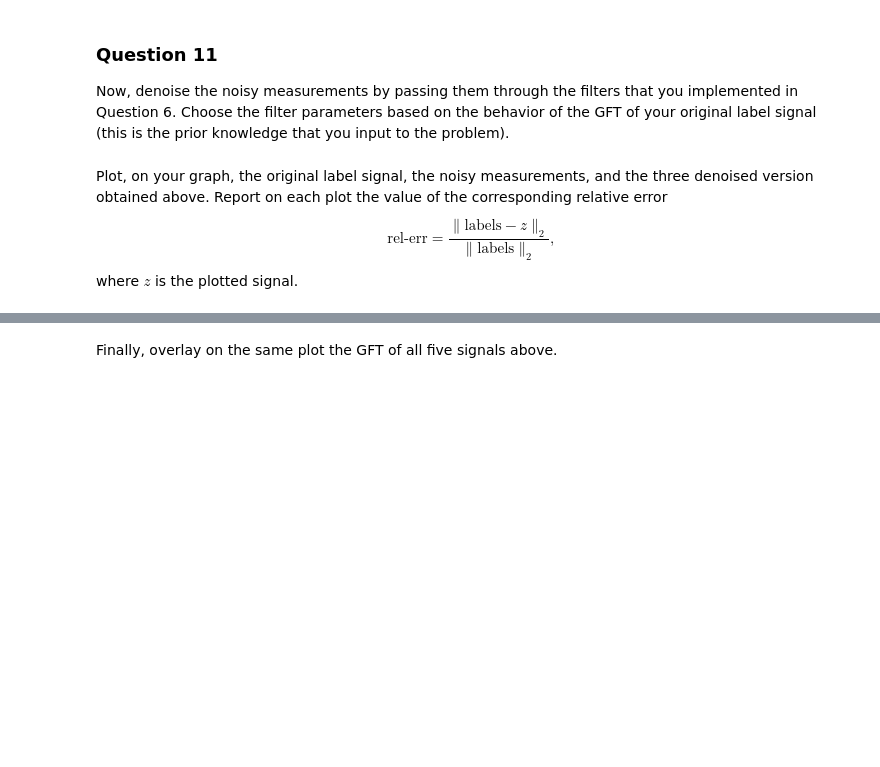
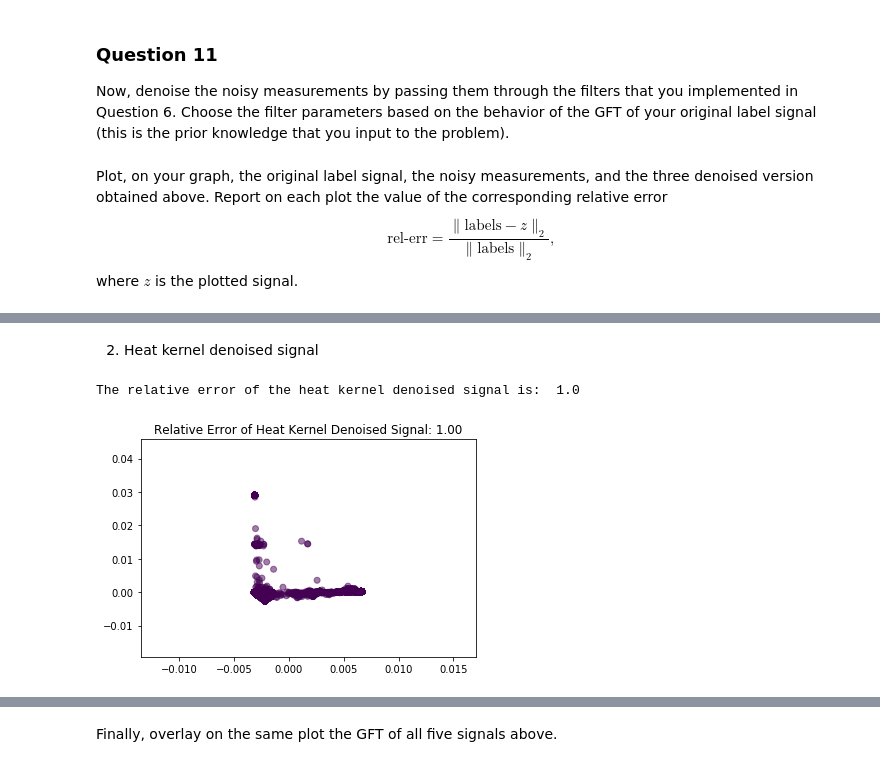
Before and after one commit to ilijagjorgjiev/ntds2018_team50, a Jupyter notebook: milestones/4_graph_signal_processing.ipynb, the cells around one changed output, grey strips where cells are left out. Drawn from its saved outputs; the diff is of its cells as text; code cells hidden in the pictures; blank space fills up the shorter version.

```diff
--- a/milestones/4_graph_signal_processing.ipynb
+++ b/milestones/4_graph_signal_processing.ipynb
@@ -450,9 +443,14 @@ The closed form solution above corresponds to the inverse filtering operation
 
 Now, denoise the noisy measurements by passing them through the filters that you implemented in Question 6. Choose the filter parameters based on the behavior of the GFT of your original label signal (this is the prior knowledge that you input to the problem).
 # %%
-z_heat_denoised = # Your code here.
-z_inv_denoised = # Your code here.
-z_rect_denoised = # Your code here.
+t_heat_denoised=10**2
+t_inv_denoised=10**3
+l_min=-1
+l_max=0.01
+
+z_heat_denoised = heat_kernel(noisy_measurements, t_heat_denoised)# Your code here.
+z_inv_denoised = inverse_kernel(noisy_measurements, t_inv_denoised)# Your code here.
+z_rect_denoised = rectangle_kernel(noisy_measurements, l_min, l_max) # Your code here.
 # %% [markdown]
 Plot, on your graph, the original label signal, the noisy measurements, and the three denoised version obtained above. Report on each plot the value of the corresponding relative error
 $$
@@ -463,0 +476,10 @@ where $z$ is the plotted signal.
+# %% [markdown]
+2) Heat kernel denoised signal
+# %%
+rel_err_heat_denoised=np.linalg.norm(labels-z_heat_denoised)/np.linalg.norm(labels)
+plt.scatter(U[:, 1], U[:, 2], c=z_heat_denoised.reshape(n_nodes), alpha=0.5)
+plt.title('Relative Error of Heat Kernel Denoised Signal: %1.2f' %rel_err_heat_denoised)
+print('The relative error of the heat kernel denoised signal is: ', rel_err_heat_denoised)
+# %% [output]
+The relative error of the heat kernel denoised signal is:  1.0
+[figure, added]
```
Also changed, not shown: parts of 17 cells of this notebook.
